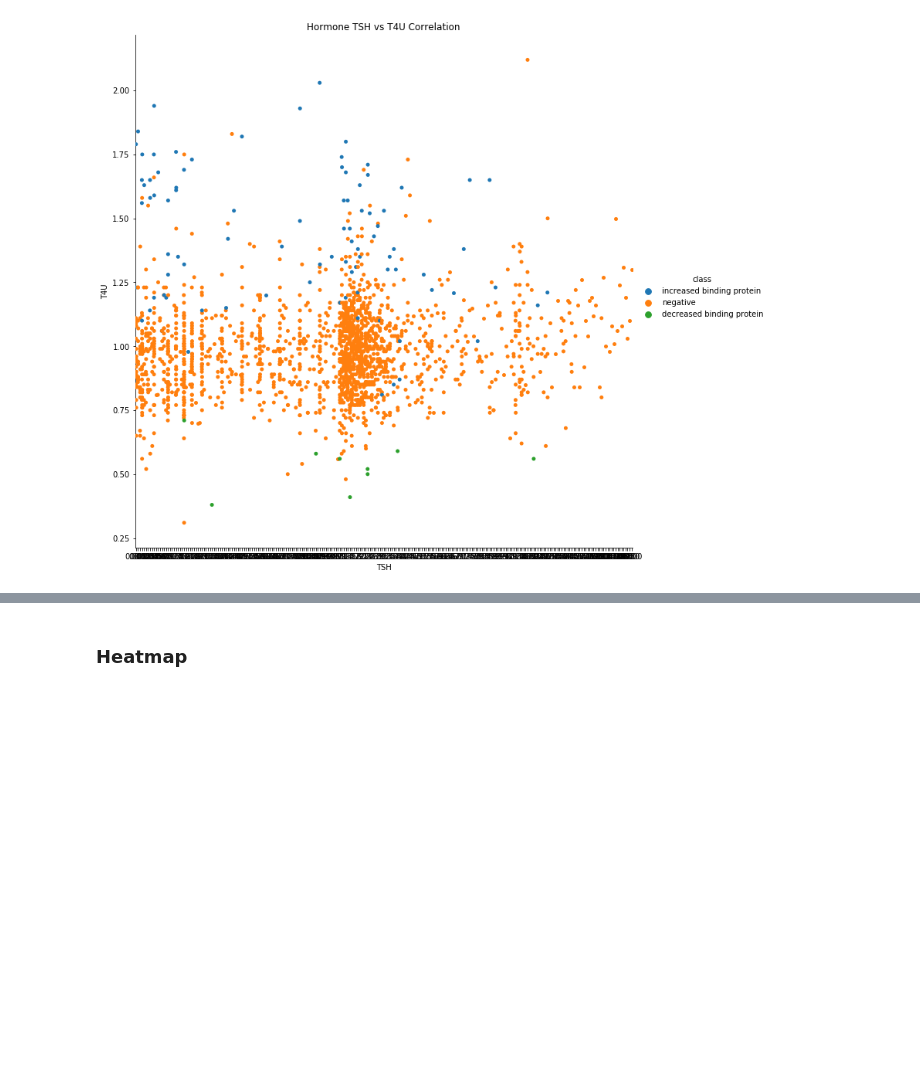
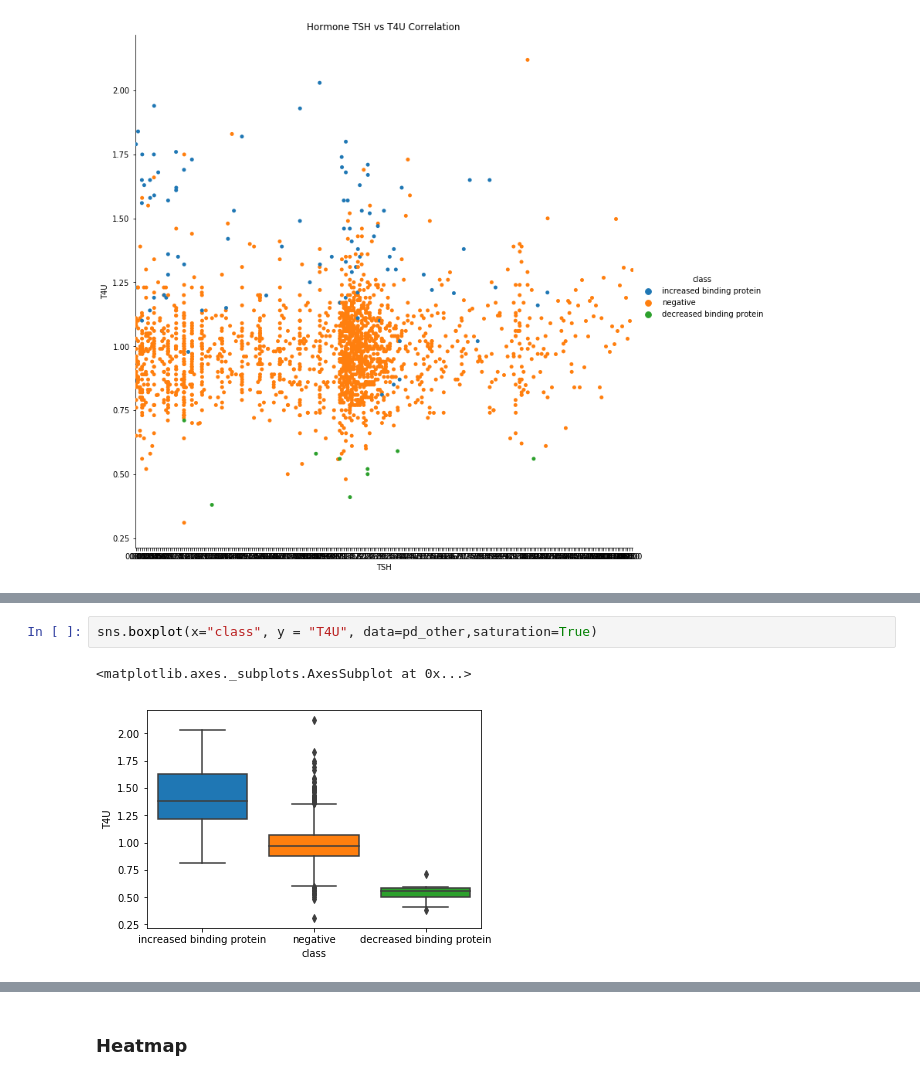
Before and after one commit to PavolGrofcik/INANU, a Jupyter notebook: Data_Analysis.ipynb, the cells around one changed output, grey strips where cells are left out. Cells and saved outputs as stored; diff of their text form; blank space fills up the shorter version.

```diff
--- a/Data_Analysis.ipynb
+++ b/Data_Analysis.ipynb
@@ -231,0 +372,5 @@ Text(0.5, 1.0, 'Hormone TSH vs T4U Correlation')
+# %%
+sns.boxplot(x="class", y = "T4U", data=pd_other,saturation=True)
+# %% [output]
+<matplotlib.axes._subplots.AxesSubplot at 0x...>
+[figure, added]
```
Also changed, not shown: parts of 39 cells of this notebook, 1 other file.
